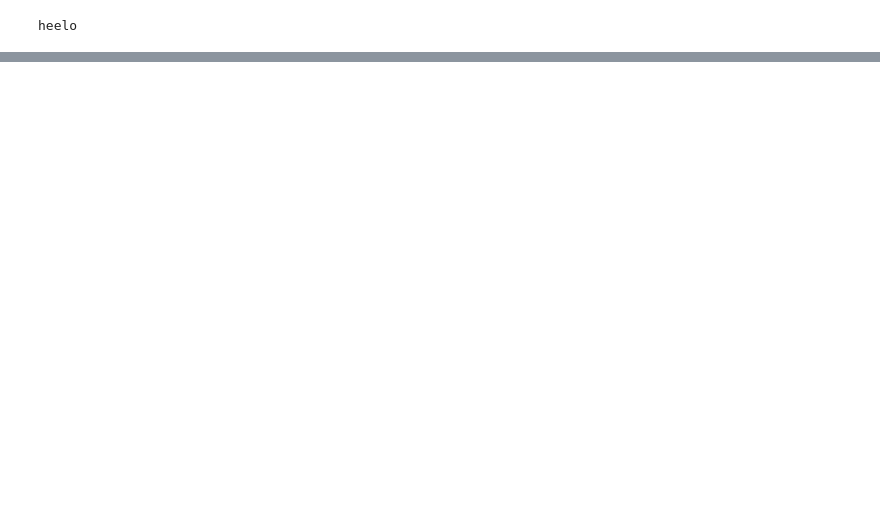
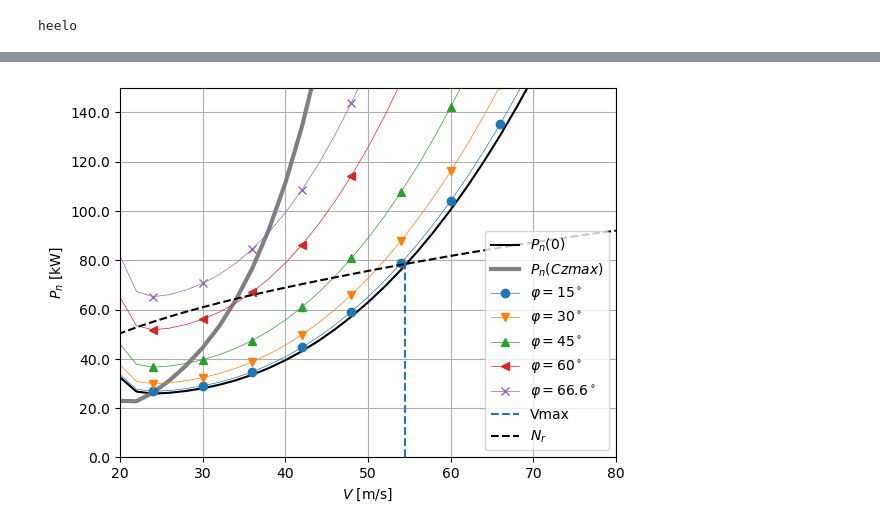
Before and after one commit to mahromir/FLIGHT_MECHANICS, a Jupyter notebook: proj11/src/ml_proj11.ipynb, the cells around one changed output, grey strips where cells are left out. Drawn from its saved outputs; the diff is of its cells as text; code cells hidden in the pictures; blank space fills up the shorter version.

```diff
--- a/proj11/src/ml_proj11.ipynb
+++ b/proj11/src/ml_proj11.ipynb
@@ -106,0 +165,81 @@ with open("../latex_raport/Pr_table.tex", "w") as f:
+# %%
+
+df_p = pd.DataFrame(columns=[f"Pn_{i}" for i in phi_list], index=v)
+cz_l = cz(650, v, 0)
+cx_l = cx_p(cz_l)
+
+rho = 1.225
+S = 15
+
+df_p["Pn"] = 1/2 * rho*S*v**3*cx_l
+
+for phi in phi_list:
+    df_p[f"Pn_{phi}"] = n_zakr(df_p["Pn"], phi)
+
+
+df_p["Nr"] = poly_nr(df_p.index) + 20
+df_p4 = df_p.copy()
+df_p.columns = [f"$P_n (\\varphi = {i}^\\circ)$" for i in phi_list] + ["$P_n(\\varphi = {0}^\\circ)$", "$N_r$" ]
+
+fig, ax = plt.subplots()
+
+
+
+ax.plot(v, df_p['$P_n(\\varphi = {0}^\\circ)$'], label = "$P_n (0)$", color = 'black', linestyle = "solid")
+
+
+df_x = pd.DataFrame()
+df_x['v'] = v
+df_x['Px'] = n_zakr_max(df_p['$P_n(\\varphi = {0}^\\circ)$'], v)
+# df_x = df_x[(df_x['v']>21) & (df_x['v']<38)]
+
+# plt.plot(df_x['v'], df_x['Px']
+
+# ax.plot(df_x['v'], df_x['Px']*1000, label = "$P_n (0)$", color = 'black', linestyle = "solid")
+
+ax.plot(v, n_zakr_max(df_p['$P_n(\\varphi = {0}^\\circ)$'], v), label = "$P_n (Czmax)$", color = 'grey', linestyle = "solid", linewidth = 3)
+
+for marker,phi in zip(markers,phi_list):
+    df_temp = df_p.copy()
+    ax.plot(v, df_p[f"$P_n (\\varphi = {phi}^\\circ)$"], label = f"$\\varphi = {phi}^\\circ$", marker = marker, linewidth = 0.5, markevery=3)
+
+
+# df_p.plot()
+
+ax.set_ylim(0, 150000)
+ax.set_xlim(20, 80)
+ax.set_xlabel("$V$ [m/s]")
+ax.set_ylabel("$P_n$ [kW]")
+ax.vlines(54.5, 0, 78*1000, label = "Vmax", linestyles='dashed')
+
+ax.grid()
+
+# change y ticks labels to be in Kw not W
+y_ticks = plt.gca().get_yticks()
+y_ticks = y_ticks/1000
+plt.gca().set_yticklabels(y_ticks)
+
+ax.plot(v, df_p['$N_r$']*1000, label = "$N_r$", color = 'black', linestyle = "dashed")
+
+plt.savefig("../latex_raport/img/Pr_plot.png", dpi = 200)
+ax.legend()
+
+
+with open("../latex_raport/Pr_table.tex", "w") as f:
+    df_p1 = df_p.round(2)
+    df_p1 = df_p1[df_p1.index>5]
+
+    # divide by 1000 to get kW
+    df_p1 = df_p1/1000
+    # rename columns and write unit kW to each column
+    df_p1.columns = [f"$P_n (\\varphi = {i}^\\circ)$ [kW]" for i in phi_list] + ["$P_n(\\varphi = {0}^\\circ)$ [kW]", "$N_r$ [kW]" ]
+
+
+    f.write(df_p1.to_latex(
+        escape = False,
+        float_format="%3.2f",
+    ))
+
+plt.savefig("../latex_raport/img/Pr_plot.png", dpi = 200)
+# %% [output]
+[figure, added]
```
Also changed, not shown: parts of 20 cells of this notebook, 7 other files.
